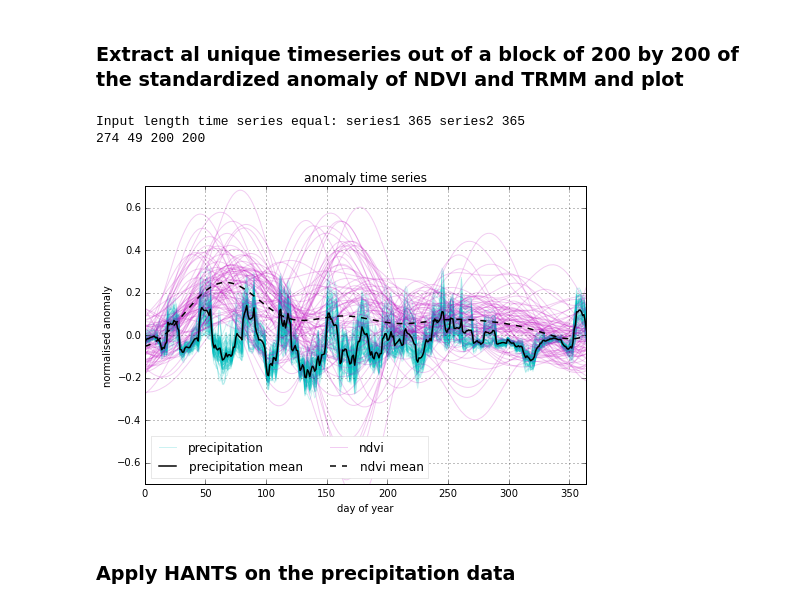
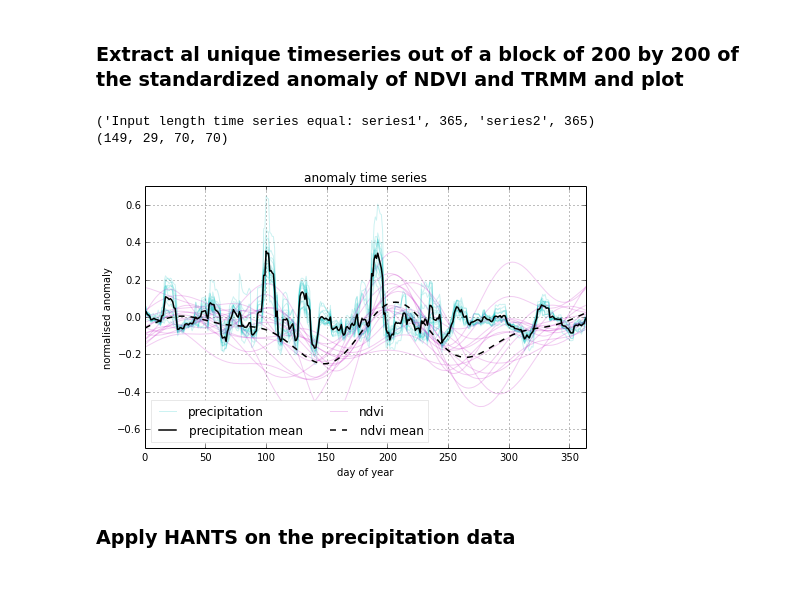
Before and after one commit to mattijn/pynotebook, a Jupyter notebook: ipynotebooks/Python2.7/2015-01-07 - Cross spectral NDVI-TRMM - Same as the plots made for AJ - this is for Jiujang.ipynb, the cells around one changed output. Cells and saved outputs as stored; diff of their text form; code cells hidden in the pictures.

```diff
--- a/ipynotebooks/Python2.7/2015-01-07 - Cross spectral NDVI-TRMM - Same as the plots made for AJ - this is for Jiujang.ipynb
+++ b/ipynotebooks/Python2.7/2015-01-07 - Cross spectral NDVI-TRMM - Same as the plots made for AJ - this is for Jiujang.ipynb
@@ -266,13 +266,13 @@ def listall(RootFolder, wildcard=''):
                      if name.endswith('.tif')]
     return lists
 
-rowx = 50
-coly = 275
+rowx = 30
+coly = 150
 
 # Wet year 2007
-folder_trmm = r'D:\Data\0_DAILY_INTERVAL_NDVI_TRMM\Jiujang\TRMM2007_WetYear\10_Day_Period\10_DaySums_StdNormAnomalyResClip'
-folder_ndvi = r'D:\Data\0_DAILY_INTERVAL_NDVI_TRMM\Jiujang\NDVI2007_WetYear\10_Day_Period\10_DaySums_StdNormAnomalyClip'
-path_base = r'D:\Data\0_DAILY_INTERVAL_NDVI_TRMM\Jiujang\NDVI2007_WetYear\10_Day_Period\10_DaySums_StdNormAnomalyClip//NDVI_JJ_2007001.tif'
+folder_trmm = r'D:\Data\0_DAILY_INTERVAL_NDVI_TRMM\Jiujang\TRMM2006_DryYear\10_Day_Period\10_DaySums_StdNormAnomalyResClip'
+folder_ndvi = r'D:\Data\0_DAILY_INTERVAL_NDVI_TRMM\Jiujang\NDVI2006_DryYear\10_Day_Period\10_DaySums_StdNormAnomalyClip'
+path_base = r'D:\Data\0_DAILY_INTERVAL_NDVI_TRMM\Jiujang\NDVI2006_DryYear\10_Day_Period\10_DaySums_StdNormAnomalyClip//TRMM_CQ_2006001.tif'
 
 # Dry year 2010
 #folder_trmm = r'D:\Data\0_DAILY_INTERVAL_NDVI_TRMM\Jiujang\TRMM2010_DryYear\10_Day_Period\10_DaySums_StdNormAnomalyResClip'
@@ -301,8 +301,8 @@ base = band.ReadAsArray()
 nan = band.GetNoDataValue()
 
 #blockSizes = utils.GetBlockSize(band)
-xBlockSize = 200
-yBlockSize = 200
+xBlockSize = 70
+yBlockSize = 70
 
 files_trmm = listall(folder_trmm)
 files_ndvi = listall(folder_ndvi)
@@ -344,37 +344,38 @@ for i in range(rowx-1, rowx, yBlockSize): #(0, rows, yBlockSize)
         # reshape from 3D to 2D
         ap_trmm = ap_trmm.reshape((int(ap_trmm.shape[0]),int(ap_trmm.shape[1]*ap_trmm.shape[2]))).T
         ap_ndvi = ap_ndvi.reshape((int(ap_ndvi.shape[0]),int(ap_ndvi.shape[1]*ap_ndvi.shape[2]))).T
 
 b = np.ascontiguousarray(ap_trmm).view(np.dtype((np.void, ap_trmm.dtype.itemsize * ap_trmm.shape[1])))
 _, idx = np.unique(b, return_index=True)
 
 unique_a = ap_trmm[idx]
 unique_b = ap_ndvi[idx]
 
-plt.figure(figsize=(7,5))
+plt.figure(figsize=(7,4.5))
 for i in unique_a:
     p1, = plt.plot(i, color='c', alpha=0.2)
 for j in unique_b:
     p2, = plt.plot(j, color='m', alpha=0.2)
 
 p3, = plt.plot(unique_a.mean(axis=0), 'k-', lw=1.5)
 p4, = plt.plot(unique_b.mean(axis=0), 'k--', lw=1.5)
 
 
 plt.grid(axis='both')
 plt.ylim(-0.7,0.7)
 plt.xlim(0,364)
 plt.xlabel('day of year')
 plt.ylabel('normalised anomaly')
 plt.title('anomaly time series')
 leg = plt.legend([p1,p3,p2,p4],['precipitation','precipitation mean','ndvi','ndvi mean'],ncol=2, loc=3)
 leg.get_frame().set_linewidth(0.5)
 leg.get_frame().set_edgecolor('lightgray')
 plt.tight_layout()
+#plt.savefig(r'C:\Users\lenovo\Documents\HOME\2015-02-05_pics4progress//raw_2006_Dry_ndvi_trmm.png', dpi=400)
 # %% [output]
-Input length time series equal: series1 365 series2 365
-274 49 200 200
+('Input length time series equal: series1', 365, 'series2', 365)
+(149, 29, 70, 70)
-[figure, old version]
+[figure, new version]
 # %% [markdown]
 ### Apply HANTS on the precipitation data
 # %%
```
Also changed, not shown: parts of 11 cells of this notebook, 30 other files.
